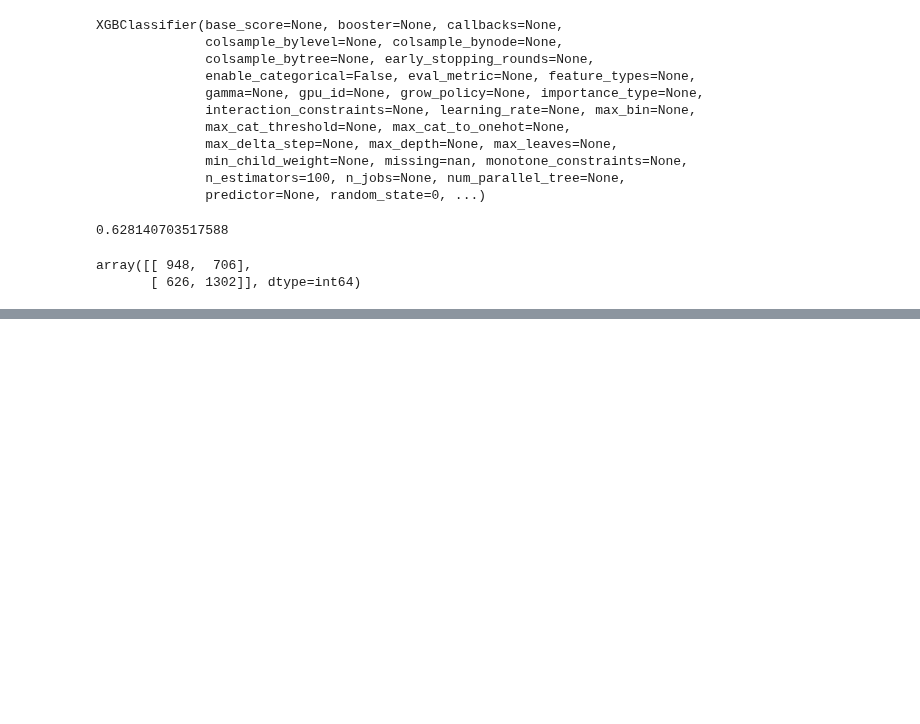
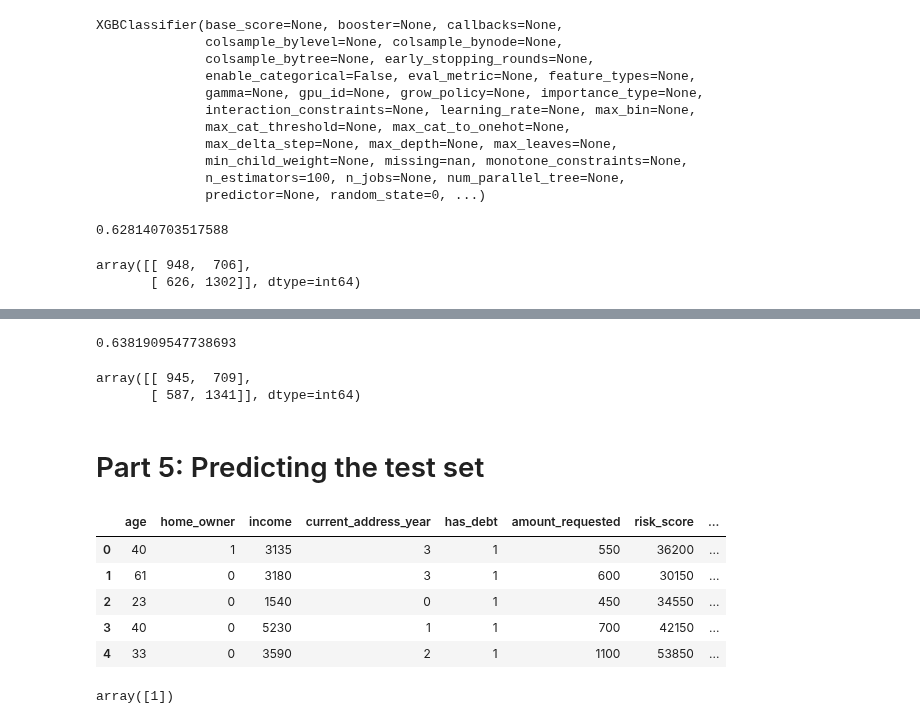
Before and after one commit to Twtamaris/machine_learning, a Jupyter notebook: signing_of_customer/app.ipynb, the cells around one changed output, grey strips where cells are left out. Cells and saved outputs as stored; diff of their text form; code cells hidden in the pictures; blank space fills up the shorter version.

```diff
--- a/signing_of_customer/app.ipynb
+++ b/signing_of_customer/app.ipynb
@@ -366,0 +472,4 @@ array([[ 948,  706],
+# %%
+classifier.score(x_test, y_test)
+# %% [output]
+0.6381909547738693
@@ -366,0 +478,16 @@ array([[ 948,  706],
+# %%
+confusion_matrix(y_test, y_pred)
+# %% [output]
+array([[ 945,  709],
+       [ 587, 1341]], dtype=int64)
+# %% [markdown]
+# Part 5: Predicting the test set
+# %%
+dataset.head()
+# %% [output]
+|  | age | home_owner | income | current_address_year | has_debt | amount_requested | risk_score | ... |
+| 0 | 40 | 1 | 3135 | 3 | 1 | 550 | 36200 | ... |
+| 1 | 61 | 0 | 3180 | 3 | 1 | 600 | 30150 | ... |
+| 2 | 23 | 0 | 1540 | 0 | 1 | 450 | 34550 | ... |
+| 3 | 40 | 0 | 5230 | 1 | 1 | 700 | 42150 | ... |
+| 4 | 33 | 0 | 3590 | 2 | 1 | 1100 | 53850 | ... |
@@ -366,0 +496,4 @@ array([[ 948,  706],
+# %%
+classifier.predict(sc.transform(single_obs))
+# %% [output]
+array([1])
```
Also changed, not shown: parts of 14 cells of this notebook, 1 other file.
